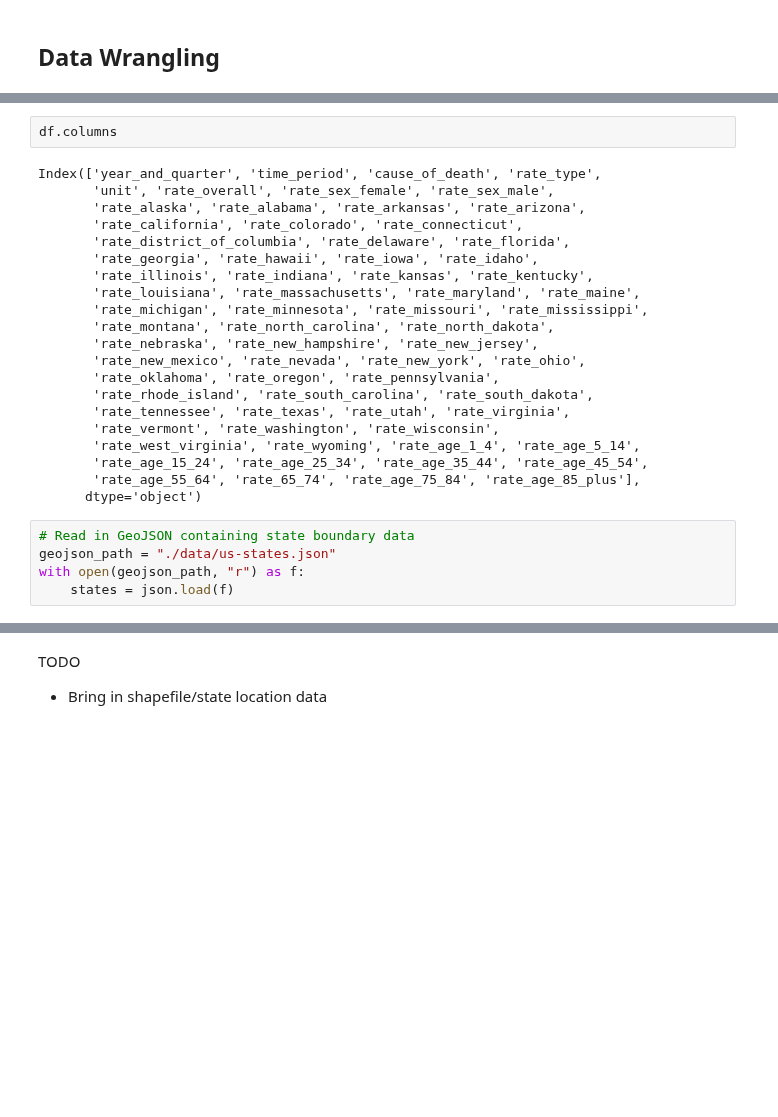
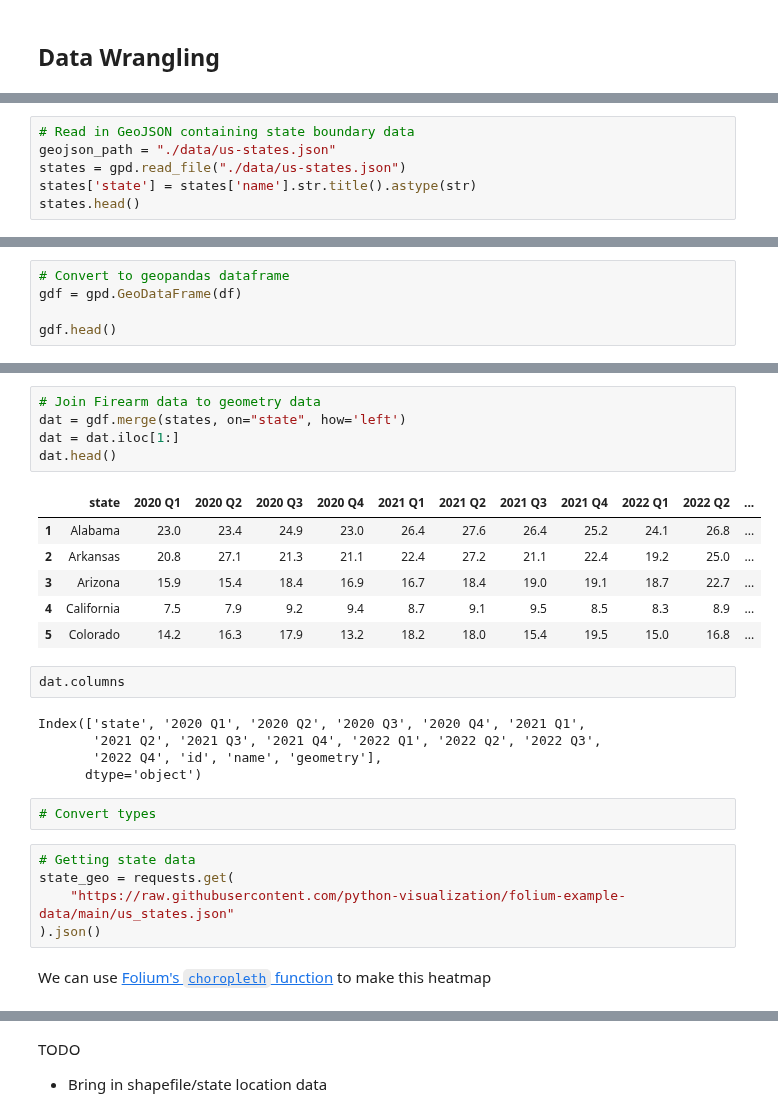
Before and after one commit to andrewbowen19/storiesDATA608, a Jupyter notebook: _sources/story3.ipynb, the cells around one changed output, grey strips where cells are left out. Drawn from its saved outputs; the diff is of its cells as text; blank space fills up the shorter version.

```diff
--- a/_sources/story3.ipynb
+++ b/_sources/story3.ipynb
@@ -45,0 +117,6 @@ df.loc[df.cause_of_death == "Firearm-related injury"]
+# %%
+# Read in GeoJSON containing state boundary data
+geojson_path = "./data/us-states.json"
+states = gpd.read_file("./data/us-states.json")
+states['state'] = states['name'].str.title().astype(str)
+states.head()
@@ -45,0 +130,5 @@ df.loc[df.cause_of_death == "Firearm-related injury"]
+# %%
+# Convert to geopandas dataframe
+gdf = gpd.GeoDataFrame(df)
+
+gdf.head()
@@ -46,28 +142,28 @@ df.loc[df.cause_of_death == "Firearm-related injury"]
+# %%
+# Join Firearm data to geometry data
+dat = gdf.merge(states, on="state", how='left')
+dat = dat.iloc[1:]
+dat.head()
+# %% [output]
+|  | state | 2020 Q1 | 2020 Q2 | 2020 Q3 | 2020 Q4 | 2021 Q1 | 2021 Q2 | 2021 Q3 | 2021 Q4 | 2022 Q1 | 2022 Q2 | ... |
+| 1 | Alabama | 23.0 | 23.4 | 24.9 | 23.0 | 26.4 | 27.6 | 26.4 | 25.2 | 24.1 | 26.8 | ... |
+| 2 | Arkansas | 20.8 | 27.1 | 21.3 | 21.1 | 22.4 | 27.2 | 21.1 | 22.4 | 19.2 | 25.0 | ... |
+| 3 | Arizona | 15.9 | 15.4 | 18.4 | 16.9 | 16.7 | 18.4 | 19.0 | 19.1 | 18.7 | 22.7 | ... |
+| 4 | California | 7.5 | 7.9 | 9.2 | 9.4 | 8.7 | 9.1 | 9.5 | 8.5 | 8.3 | 8.9 | ... |
+| 5 | Colorado | 14.2 | 16.3 | 17.9 | 13.2 | 18.2 | 18.0 | 15.4 | 19.5 | 15.0 | 16.8 | ... |
 # %%
-df.columns
+dat.columns
 # %% [output]
-Index(['year_and_quarter', 'time_period', 'cause_of_death', 'rate_type',
-       'unit', 'rate_overall', 'rate_sex_female', 'rate_sex_male',
-       'rate_alaska', 'rate_alabama', 'rate_arkansas', 'rate_arizona',
-       'rate_california', 'rate_colorado', 'rate_connecticut',
-       'rate_district_of_columbia', 'rate_delaware', 'rate_florida',
-       'rate_georgia', 'rate_hawaii', 'rate_iowa', 'rate_idaho',
-       'rate_illinois', 'rate_indiana', 'rate_kansas', 'rate_kentucky',
-       'rate_louisiana', 'rate_massachusetts', 'rate_maryland', 'rate_maine',
-       'rate_michigan', 'rate_minnesota', 'rate_missouri', 'rate_mississippi',
-       'rate_montana', 'rate_north_carolina', 'rate_north_dakota',
-       'rate_nebraska', 'rate_new_hampshire', 'rate_new_jersey',
-       'rate_new_mexico', 'rate_nevada', 'rate_new_york', 'rate_ohio',
-       'rate_oklahoma', 'rate_oregon', 'rate_pennsylvania',
-       'rate_rhode_island', 'rate_south_carolina', 'rate_south_dakota',
-       'rate_tennessee', 'rate_texas', 'rate_utah', 'rate_virginia',
-       'rate_vermont', 'rate_washington', 'rate_wisconsin',
-       'rate_west_virginia', 'rate_wyoming', 'rate_age_1_4', 'rate_age_5_14',
-       'rate_age_15_24', 'rate_age_25_34', 'rate_age_35_44', 'rate_age_45_54',
-       'rate_age_55_64', 'rate_65_74', 'rate_age_75_84', 'rate_age_85_plus'],
+Index(['state', '2020 Q1', '2020 Q2', '2020 Q3', '2020 Q4', '2021 Q1',
+       '2021 Q2', '2021 Q3', '2021 Q4', '2022 Q1', '2022 Q2', '2022 Q3',
+       '2022 Q4', 'id', 'name', 'geometry'],
       dtype='object')
-# %%
-# Read in GeoJSON containing state boundary data
-geojson_path = "./data/us-states.json"
-with open(geojson_path, "r") as f:
-    states = json.load(f)
+# %%
+# Convert types
+# %%
+# Getting state data
+state_geo = requests.get(
+    "https://raw.githubusercontent.com/python-visualization/folium-example-data/main/us_states.json"
+).json()
+# %% [markdown]
+We can use [Folium's `choropleth` function](https://python-visualization.github.io/folium/latest/getting_started.html) to make this heatmap
```
Also changed, not shown: parts of 15 cells of this notebook, 5 other files.
